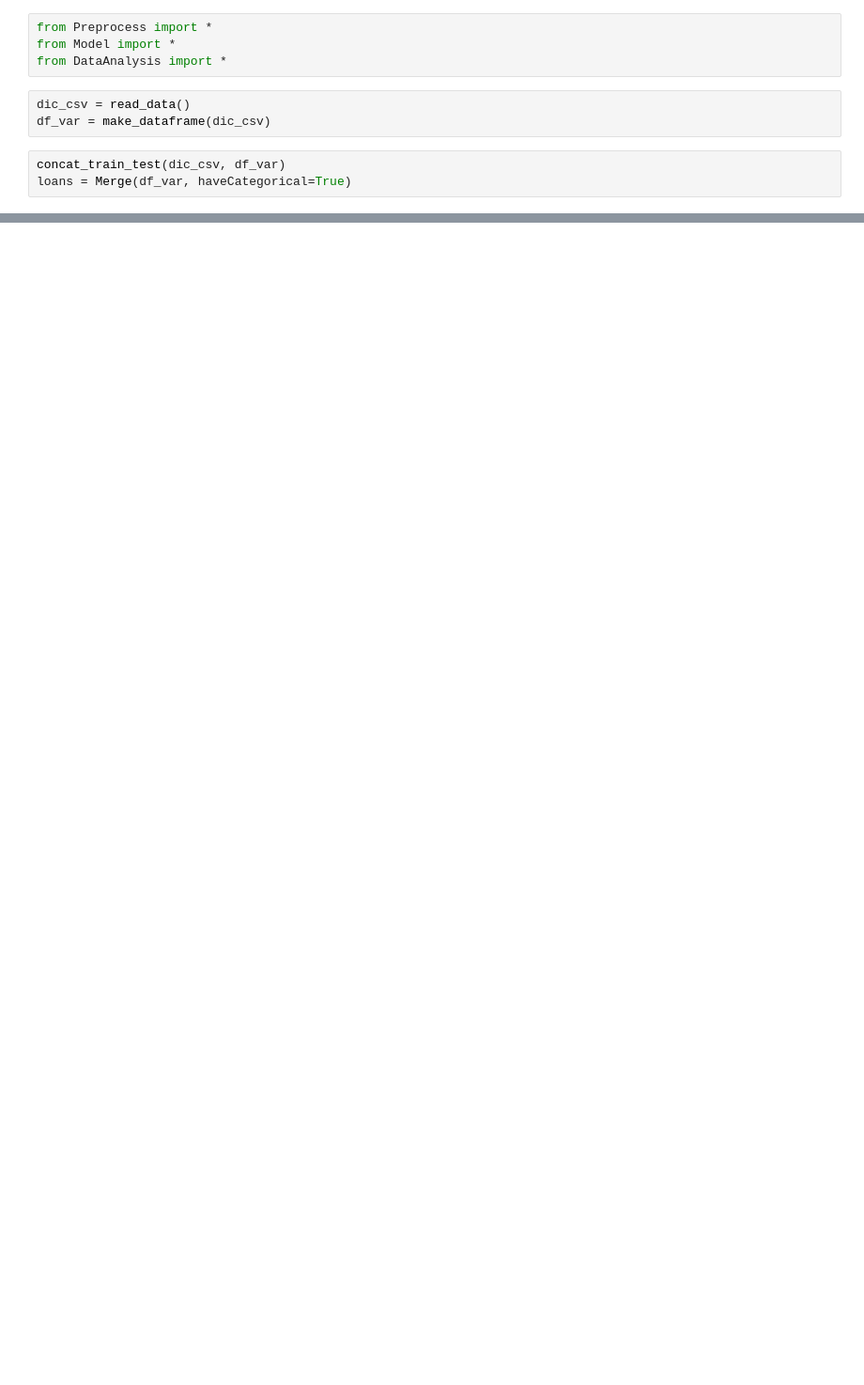
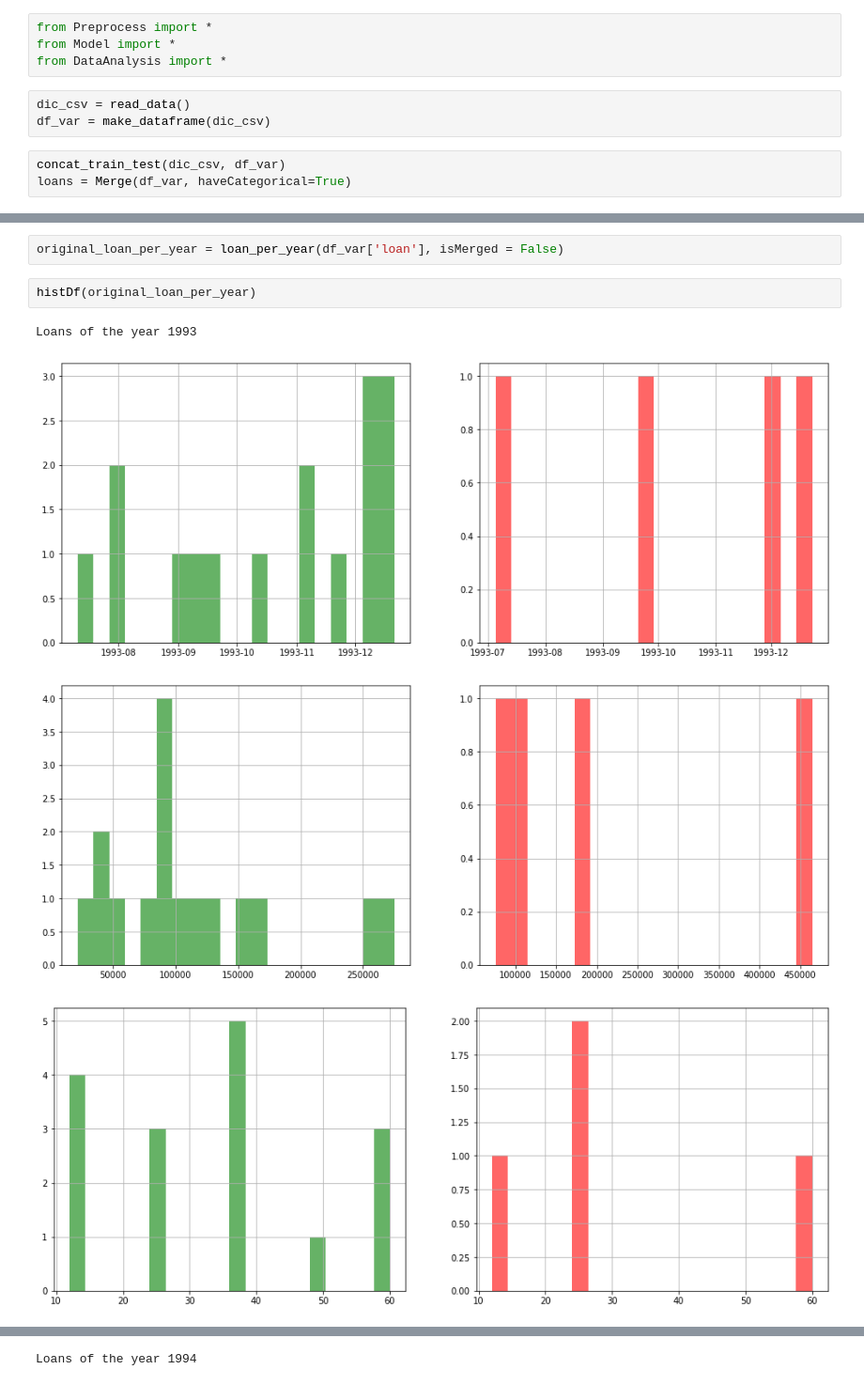
Before and after one commit to RicardoBoia2017/FEUP_ECAC, a Jupyter notebook: Project.ipynb, the cells around one changed output, grey strips where cells are left out. Shown at 94% size. Saved outputs shown, nothing was run; the diff lists cells and outputs as text; blank space fills up the shorter version.

Commit message:
hist

```diff
--- a/Project.ipynb
+++ b/Project.ipynb
@@ -45,0 +27,9 @@ l = loan_per_year(loans)
+# %%
+original_loan_per_year = loan_per_year(df_var['loan'], isMerged = False)
+# %%
+histDf(original_loan_per_year)
+# %% [output]
+Loans of the year 1993
+[figure, added]
+[figure, added]
+[figure, added]
@@ -45,0 +37 @@ l = loan_per_year(loans)
+Loans of the year 1994
```
Also changed, not shown: parts of 5 cells of this notebook, 2 other files.
